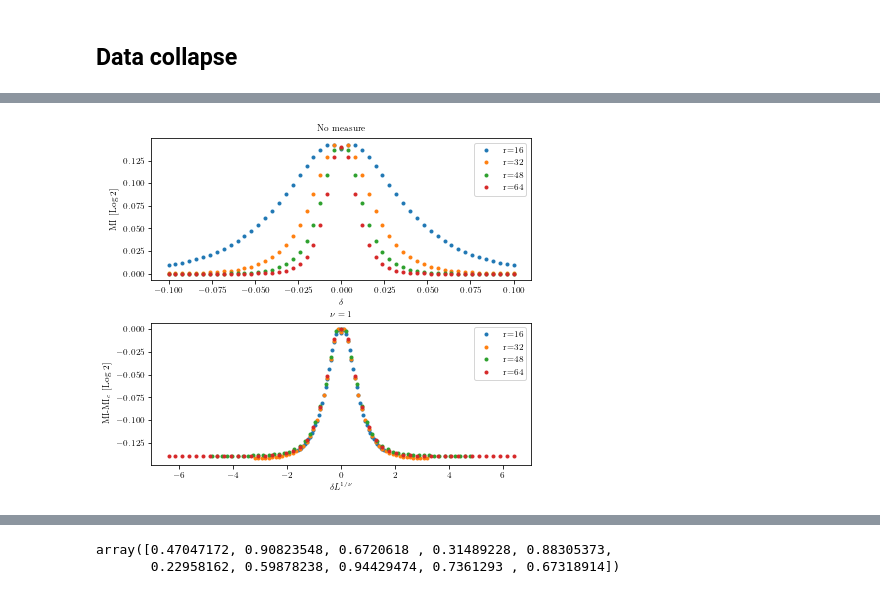
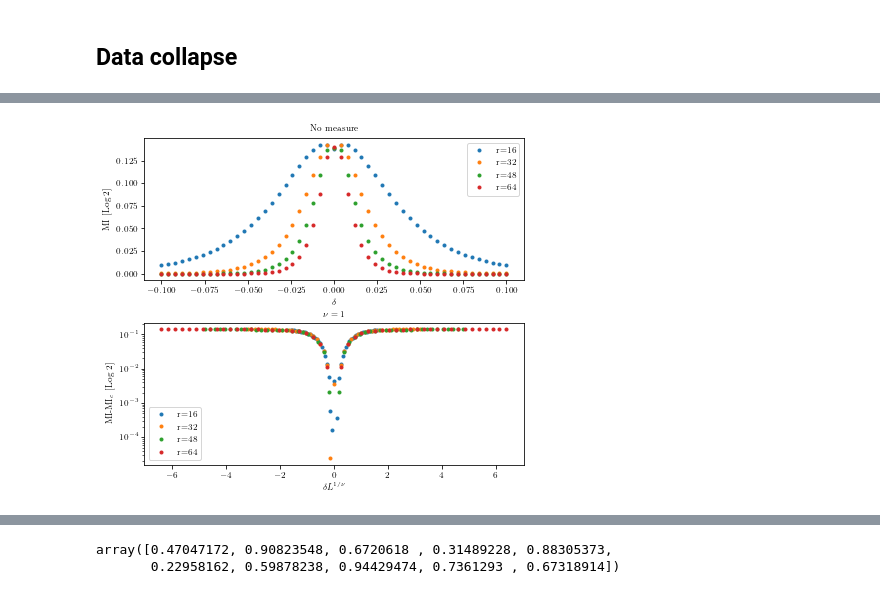
Before and after one commit to hainingpan/SPT, a Jupyter notebook: test_ssh.ipynb, the cells around one changed output, grey strips where cells are left out. Saved outputs shown, nothing was run; the diff lists cells and outputs as text; code cells hidden in the pictures.

```diff
--- a/test_ssh.ipynb
+++ b/test_ssh.ipynb
@@ -2570,7 +2593,7 @@ def run(p):
     subAp=np.arange(x[1],x[2],2)
     MI0=params.mutual_information_m(subA,subB)
     # prob=[1,0,0,0],
-    params.measure_all_Born(proj_range=subAp,type='link')
+    params.measure_all_Born(prob=[1,0,0,0],proj_range=subAp,type='link')
     # MI=params.von_Neumann_entropy_m(subA)
     MI1=params.mutual_information_m(subA,subB)
     # MI1=0
@@ -2605,25 +2628,27 @@ for result in results:
 # %%
 fig,axs=plt.subplots(2,1,figsize=(6.8,6),gridspec_kw=dict(hspace=0.3))
 ax=axs[0]
 for index,r in enumerate(L_list):
     ax.plot((delta0_list[index]),(MI0_list[index])/np.log(2),'.',label='r={:d}'.format(r))
 ax.set_xlabel('$\delta$')
 ax.set_ylabel('MI [Log 2]')
 ax.legend()
 ax.set_title(r'No measure')
 
 
 ax=axs[1]
 
 for index,r in enumerate(L_list):
-    ax.plot((delta0_list[index])*r**(1.),(MI0_list[index]-np.max(MI0_list[index]))/np.log(2),'.',label='r={:d}'.format(r))
+    ax.plot((delta0_list[index])*r**(1.),np.abs(MI0_list[index]-np.max(MI0_list[index]))/np.log(2),'.',label='r={:d}'.format(r))
+ax.set_yscale('log')
+# ax.set_ylim([1e-9,.14])
 ax.set_xlabel(r'$\delta L^{1/\nu}$')
 ax.set_ylabel('MI-MI$_c$ [Log 2]')
 ax.set_title(r'$\nu=1$')
 ax.legend()
 fig.savefig('/mnt/d/KITP/Rp_SPT/7/collapse_no.pdf')
 # %% [output]
-[figure, old version]
+[figure, new version]
 # %%
 fig,axs=plt.subplots(2,1,figsize=(6.8,6),gridspec_kw=dict(hspace=0.3))
 ax=axs[0]
```
Also changed, not shown: parts of 14 cells of this notebook, 2 other files.
